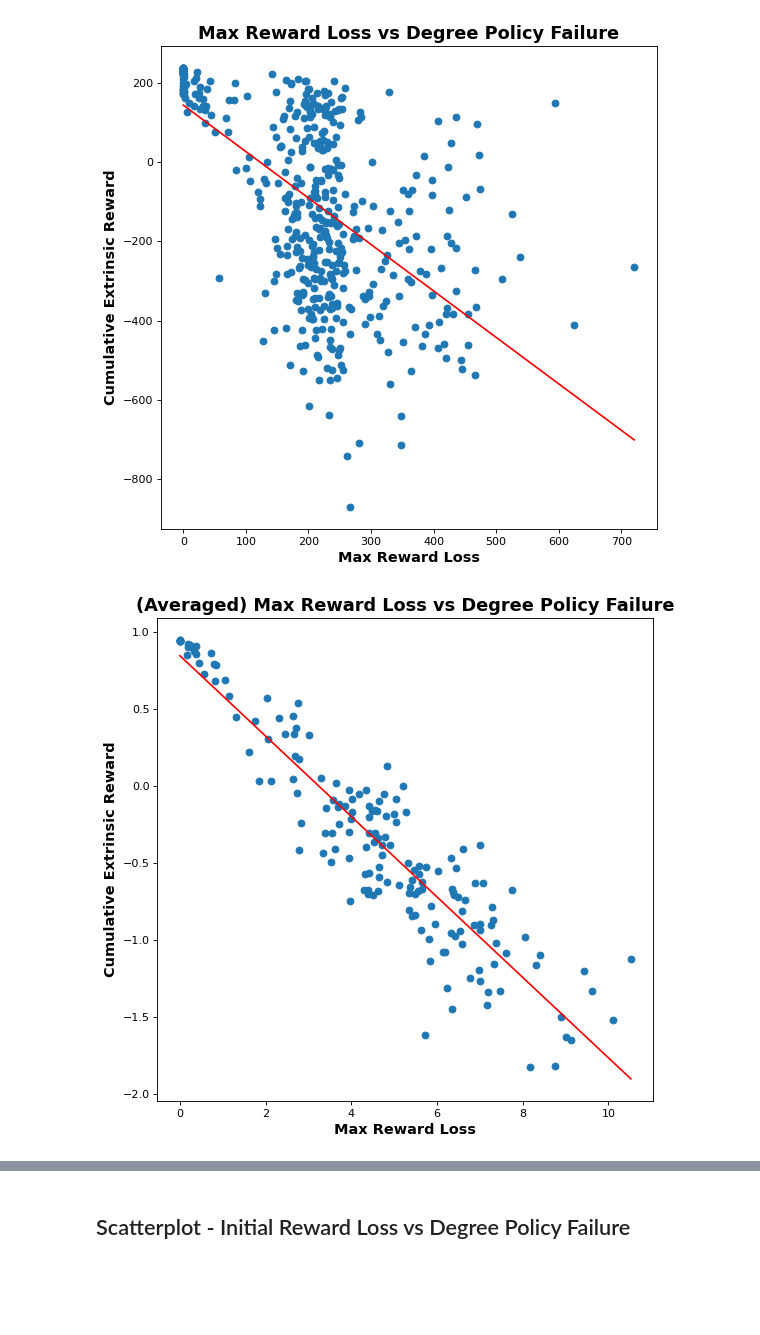
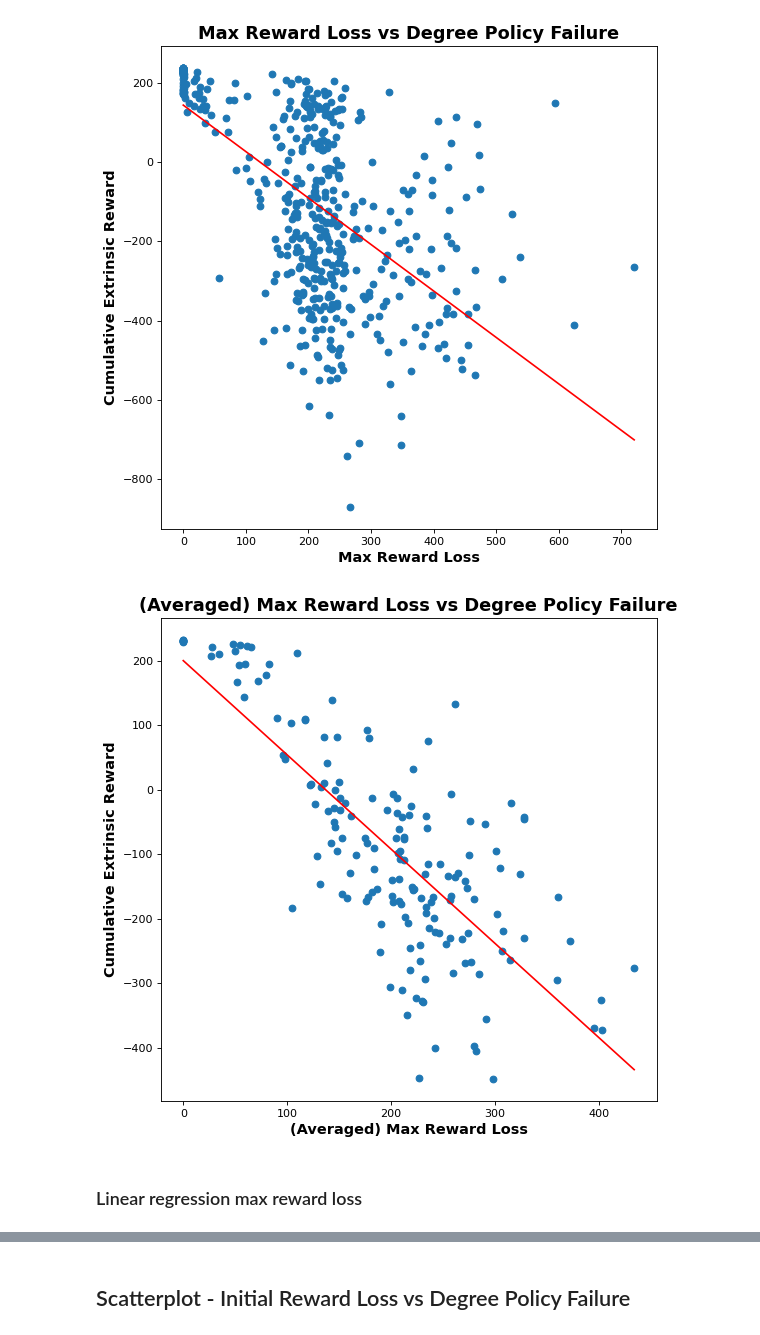
Before and after one commit to jackoc1/reactive-exploration, a Jupyter notebook: experiment-data/experiment_data_analysis.ipynb, the cells around one changed output, grey strips where cells are left out. Cells and saved outputs as stored; diff of their text form; code cells hidden in the pictures; blank space fills up the shorter version.

```diff
--- a/experiment-data/experiment_data_analysis.ipynb
+++ b/experiment-data/experiment_data_analysis.ipynb
@@ -86,4 +87,9 @@ for rp in run_paths:
 ## Load xarray back in for analysis
 with open('data.pkl', 'rb') as file:
     da = pickle.load(file)
+
+seed_indices = da.seed_dict
+length_indices = da.len_dict
+masscart_indices = da.mc_dict
+metric_indices = da.metric_dict
 # %% [markdown]
@@ -91,6 +97,9 @@ with open('data.pkl', 'rb') as file:
 # %%
 mid_time_step = int(489/2)
+domain_shift_timesteps = 489 - mid_time_step
 
+
+# from mid time step on as initial conditions always the same
 def sum_experiment_metric(arr, l_idx, mc_idx, seed_idx, metric_idx):
     return float(arr[l_idx, mc_idx, seed_idx, metric_idx, mid_time_step:].sum())
 
@@ -124,13 +133,13 @@ for l, l_idx in length_indices.items():
 extrinsic_rewards = np.full([len(length_indices.keys()), len(masscart_indices.keys())], np.nan)
 for l, l_idx in length_indices.items():
     for mc, mc_idx in masscart_indices.items():
-        extrinsic_rewards[l_idx, mc_idx] = average_experiment_metric_across_seeds(da, l_idx,
+        extrinsic_rewards[l_idx, mc_idx] = domain_shift_timesteps * average_experiment_metric_across_seeds(da, l_idx,
                                                 mc_idx, metric_indices["RewardPredictor+ICM/reward_extrinsic"])
 
-max_reward_loss = np.full([len(length_indices.keys()), len(masscart_indices.keys())], np.nan)
+average_max_reward_loss = np.full([len(length_indices.keys()), len(masscart_indices.keys())], np.nan)
 for l, l_idx in length_indices.items():
     for mc, mc_idx in masscart_indices.items():
-        max_reward_loss[l_idx, mc_idx] = average_max_value_experiment_metric(da, l_idx,
+        average_max_reward_loss[l_idx, mc_idx] = average_max_value_experiment_metric(da, l_idx,
                                                 mc_idx, metric_indices["RewardPredictor/loss"])
 
 max_intrinsic_reward = np.full([len(length_indices.keys()), len(masscart_indices.keys())], np.nan)
@@ -315,17 +325,19 @@ plt.show()
 # %%
 fig, ax = plt.subplots(figsize=(8, 8), dpi=80)
 
-ax.scatter(reward_losses.flatten(), extrinsic_rewards.flatten())
-ax.set_xlabel("Max Reward Loss", fontweight="bold", size=13)
+ax.scatter(average_max_reward_loss.flatten(), extrinsic_rewards.flatten())
+ax.set_xlabel("(Averaged) Max Reward Loss", fontweight="bold", size=13)
 ax.set_ylabel("Cumulative Extrinsic Reward", fontweight="bold", size=13)
 ax.set_title("(Averaged) Max Reward Loss vs Degree Policy Failure", fontweight="bold", size=16)
 
-ax.plot(np.unique(reward_losses.flatten()), np.poly1d(
-            np.polyfit(reward_losses.flatten(),
-            extrinsic_rewards.flatten(), 1))(np.unique(reward_losses.flatten())),
+ax.plot(np.unique(average_max_reward_loss.flatten()), np.poly1d(
+            np.polyfit(average_max_reward_loss.flatten(),
+            extrinsic_rewards.flatten(), 1))(np.unique(average_max_reward_loss.flatten())),
         color="red")
 
 plt.show()
 # plt.savefig('averaged_max_reward_loss_scatterplot.png')
 # %% [output]
-[figure, old version]
+[figure, new version]
+# %% [markdown]
+### Linear regression max reward loss
```
Also changed, not shown: parts of 16 cells of this notebook.
